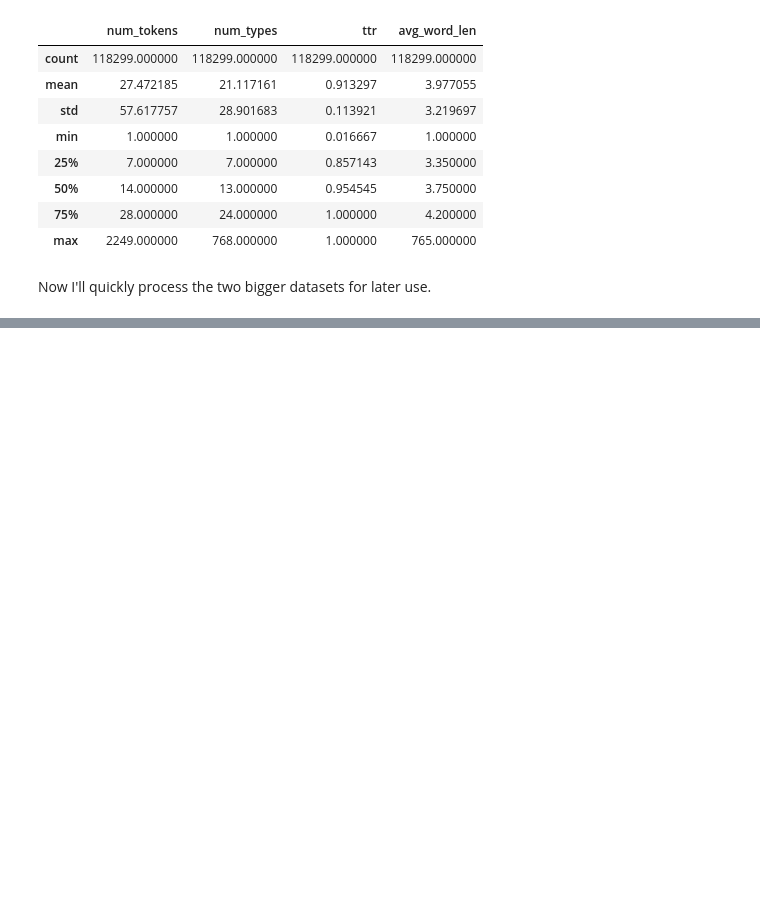
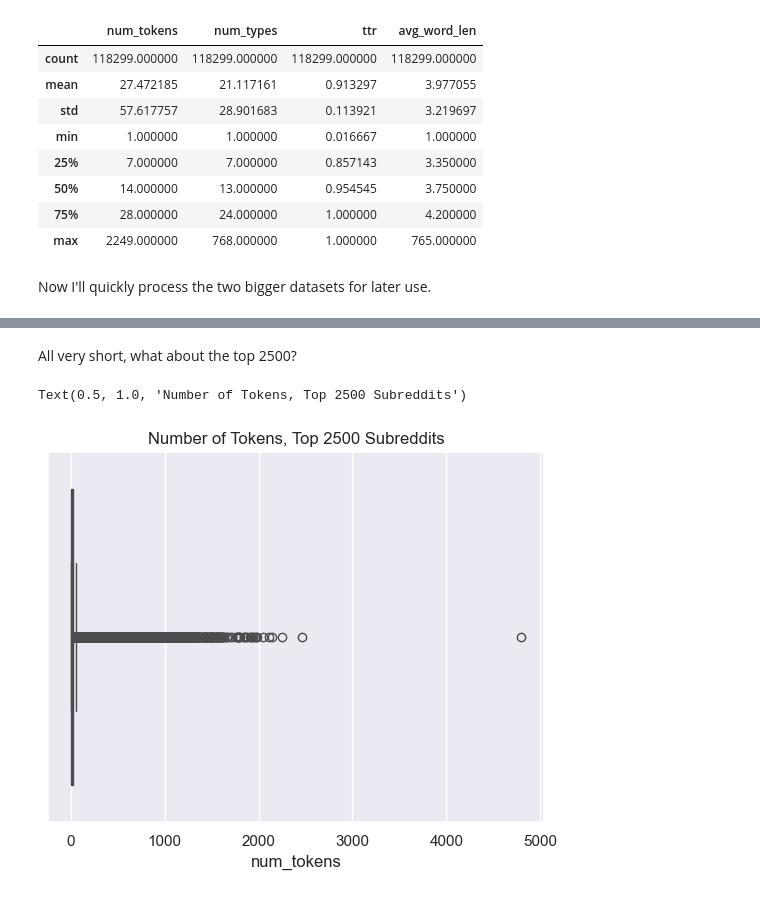
Before and after one commit to Data-Science-for-Linguists-2024/subreddit-clustering, a Jupyter notebook: notebooks/data_exploration.ipynb, the cells around one changed output, grey strips where cells are left out. Drawn from its saved outputs; the diff is of its cells as text; code cells hidden in the pictures; blank space fills up the shorter version.

```diff
--- a/notebooks/data_exploration.ipynb
+++ b/notebooks/data_exploration.ipynb
@@ -233,0 +251,7 @@ top_2500.to_pickle("../private/top_2500_processed.pkl")
+# %% [markdown]
+All very short, what about the top 2500?
+# %%
+sns.boxplot(x=top_2500["num_tokens"]).set_title("Number of Tokens, Top 2500 Subreddits")
+# %% [output]
+Text(0.5, 1.0, 'Number of Tokens, Top 2500 Subreddits')
+[figure, added]
```
Also changed, not shown: parts of 10 cells of this notebook, 1 other file.
